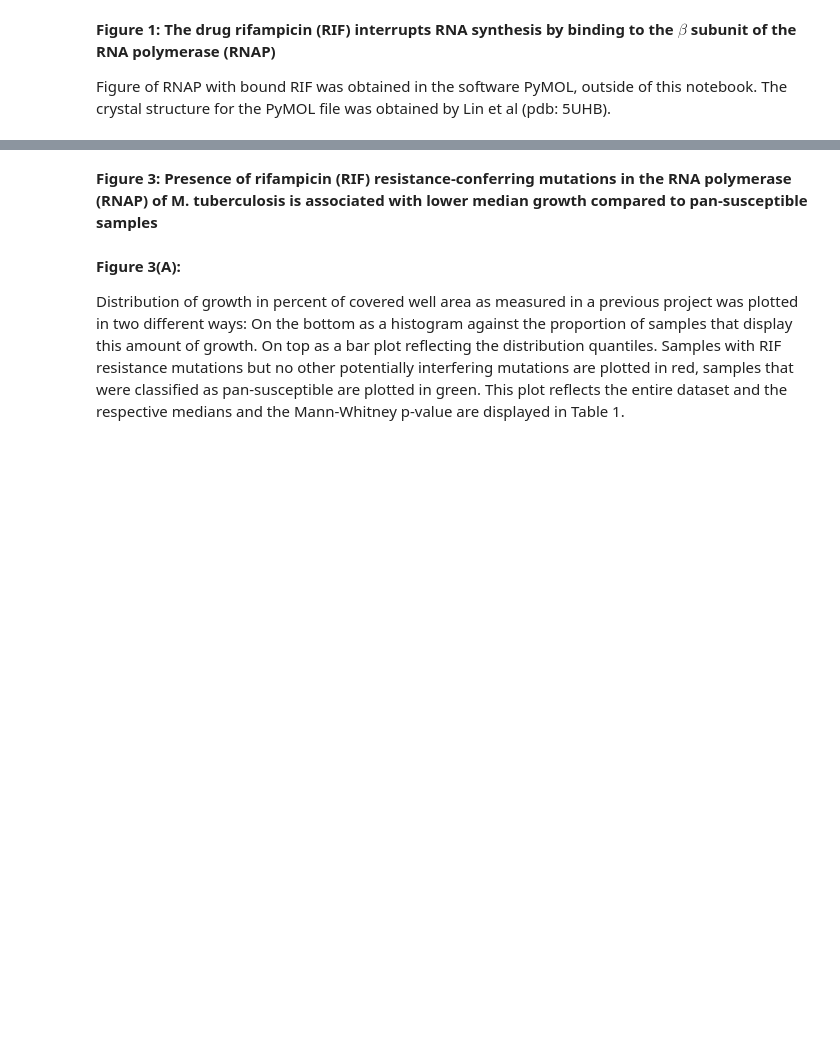
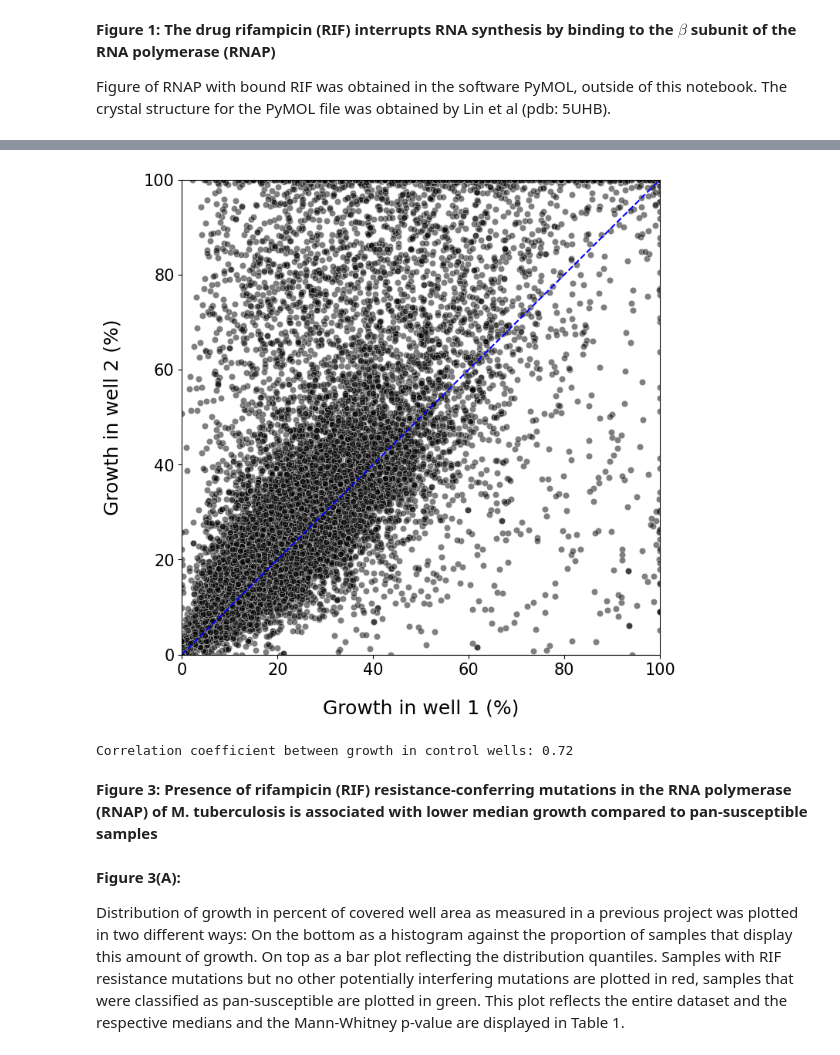
Before and after one commit to viktoria023/thesis, a Jupyter notebook: tb-rnap-compensation/Recreate_figures_paper.ipynb, the cells around one changed output, grey strips where cells are left out. Saved outputs shown, nothing was run; the diff lists cells and outputs as text; code cells hidden in the pictures; blank space fills up the shorter version.

```diff
--- a/tb-rnap-compensation/Recreate_figures_paper.ipynb
+++ b/tb-rnap-compensation/Recreate_figures_paper.ipynb
@@ -115,3 +200,27 @@ Picture courtesy of Prof. Philip W. Fowler. Not generated within this notebook.
+# %%
+#make a figure comparing growth in the two control wells as a correlation scatterplot
+fig = plt.figure(figsize=(8,8))
+
+sns.scatterplot(data = PLATES, x = 'IM_POS1GROWTH', y = 'IM_POS2GROWTH', alpha = 0.5, color = 'black')
+
+plt.xlabel('Growth in well 1 (%)', size = 18, labelpad = 20)
+plt.xticks(fontsize = 15)
+plt.ylabel('Growth in well 2 (%)', size = 18, labelpad = 20)
+plt.yticks(fontsize = 15)
+
+plt.xlim(0, 100)
+plt.ylim(0, 100)
+plt.plot([0, 100], [0, 100], color = 'blue', linestyle = '--')
+plt.show()
+
+fig.savefig('growth_correlation.svg', format='svg', dpi=1200)
+
+#calculate the correlation coefficient
+corr_coef = PLATES[['IM_POS1GROWTH', 'IM_POS2GROWTH']].corr().iloc[0, 1]
+print(f'Correlation coefficient between growth in control wells: {corr_coef:.2f}')
+# %% [output]
+[figure, added]
+Correlation coefficient between growth in control wells: 0.72
 # %% [markdown]
 **Figure 3: Presence of rifampicin (RIF) resistance-conferring mutations in the RNA polymerase (RNAP) of M. tuberculosis is associated with lower median growth compared to pan-susceptible samples**
 # %% [markdown]
```
Also changed, not shown: parts of 14 cells of this notebook.
